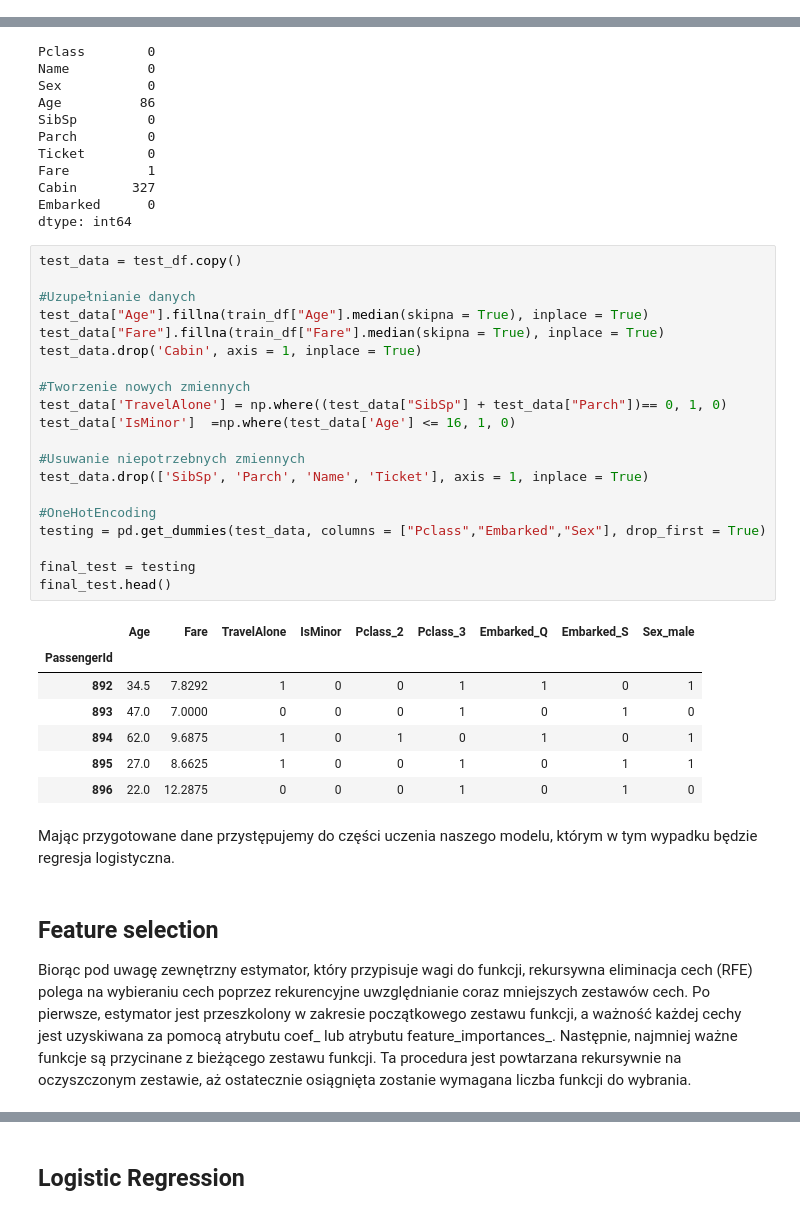
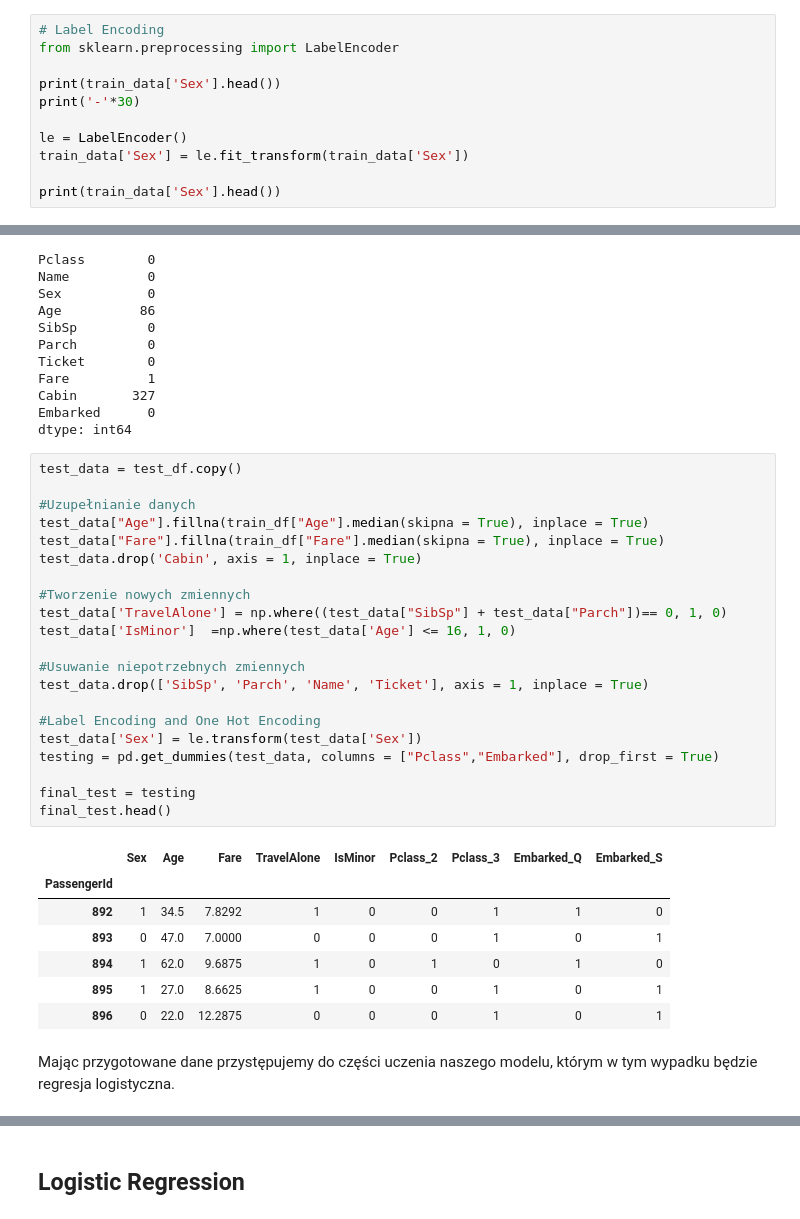
Before and after one commit to pfilo8/Dni-Matematyki-2018---Warsztaty-Gauss, a Jupyter notebook: Titanic.ipynb, the cells around one changed output, grey strips where cells are left out. Saved outputs shown, nothing was run; the diff lists cells and outputs as text.

```diff
--- a/Titanic.ipynb
+++ b/Titanic.ipynb
@@ -189,3 +189,14 @@ Algorytmy uczenia maszynowego są zaprogramowane w ten sposób, że jako wejści
 ####  Label Encoding vs One Hot Encoding
 # %% [markdown]
 ![LB vs OHE](LabelVSOneHot.jpg)
+# %%
+# Label Encoding
+from sklearn.preprocessing import LabelEncoder
+
+print(train_data['Sex'].head())
+print('-'*30)
+
+le = LabelEncoder()
+train_data['Sex'] = le.fit_transform(train_data['Sex'])
+
+print(train_data['Sex'].head())
@@ -224,34 +262,31 @@ dtype: int64
 # %%
 test_data = test_df.copy()
 
 #Uzupełnianie danych
 test_data["Age"].fillna(train_df["Age"].median(skipna = True), inplace = True)
 test_data["Fare"].fillna(train_df["Fare"].median(skipna = True), inplace = True)
 test_data.drop('Cabin', axis = 1, inplace = True)
 
 #Tworzenie nowych zmiennych
 test_data['TravelAlone'] = np.where((test_data["SibSp"] + test_data["Parch"])== 0, 1, 0)
 test_data['IsMinor']  =np.where(test_data['Age'] <= 16, 1, 0)
 
 #Usuwanie niepotrzebnych zmiennych
 test_data.drop(['SibSp', 'Parch', 'Name', 'Ticket'], axis = 1, inplace = True)
 
-#OneHotEncoding
-testing = pd.get_dummies(test_data, columns = ["Pclass","Embarked","Sex"], drop_first = True)
+#Label Encoding and One Hot Encoding
+test_data['Sex'] = le.transform(test_data['Sex'])
+testing = pd.get_dummies(test_data, columns = ["Pclass","Embarked"], drop_first = True)
 
 final_test = testing
 final_test.head()
 # %% [output]
-|  | Age | Fare | TravelAlone | IsMinor | Pclass_2 | Pclass_3 | Embarked_Q | Embarked_S | Sex_male |
+|  | Sex | Age | Fare | TravelAlone | IsMinor | Pclass_2 | Pclass_3 | Embarked_Q | Embarked_S |
 | PassengerId |  |  |  |  |  |  |  |  |  |
-| 892 | 34.5 | 7.8292 | 1 | 0 | 0 | 1 | 1 | 0 | 1 |
-| 893 | 47.0 | 7.0000 | 0 | 0 | 0 | 1 | 0 | 1 | 0 |
-| 894 | 62.0 | 9.6875 | 1 | 0 | 1 | 0 | 1 | 0 | 1 |
-| 895 | 27.0 | 8.6625 | 1 | 0 | 0 | 1 | 0 | 1 | 1 |
-| 896 | 22.0 | 12.2875 | 0 | 0 | 0 | 1 | 0 | 1 | 0 |
+| 892 | 1 | 34.5 | 7.8292 | 1 | 0 | 0 | 1 | 1 | 0 |
+| 893 | 0 | 47.0 | 7.0000 | 0 | 0 | 0 | 1 | 0 | 1 |
+| 894 | 1 | 62.0 | 9.6875 | 1 | 0 | 1 | 0 | 1 | 0 |
+| 895 | 1 | 27.0 | 8.6625 | 1 | 0 | 0 | 1 | 0 | 1 |
+| 896 | 0 | 22.0 | 12.2875 | 0 | 0 | 0 | 1 | 0 | 1 |
 # %% [markdown]
 Mając przygotowane dane przystępujemy do części uczenia naszego modelu, którym w tym wypadku będzie regresja logistyczna.
-# %% [markdown]
-## Feature selection
-
-Biorąc pod uwagę zewnętrzny estymator, który przypisuje wagi do funkcji, rekursywna eliminacja cech (RFE) polega na wybieraniu cech poprzez rekurencyjne uwzględnianie coraz mniejszych zestawów cech. Po pierwsze, estymator jest przeszkolony w zakresie początkowego zestawu funkcji, a ważność każdej cechy jest uzyskiwana za pomocą atrybutu coef_ lub atrybutu feature_importances_. Następnie, najmniej ważne funkcje są przycinane z bieżącego zestawu funkcji. Ta procedura jest powtarzana rekursywnie na oczyszczonym zestawie, aż ostatecznie osiągnięta zostanie wymagana liczba funkcji do wybrania.
```
Also changed, not shown: parts of 21 cells of this notebook, 3 other files.
